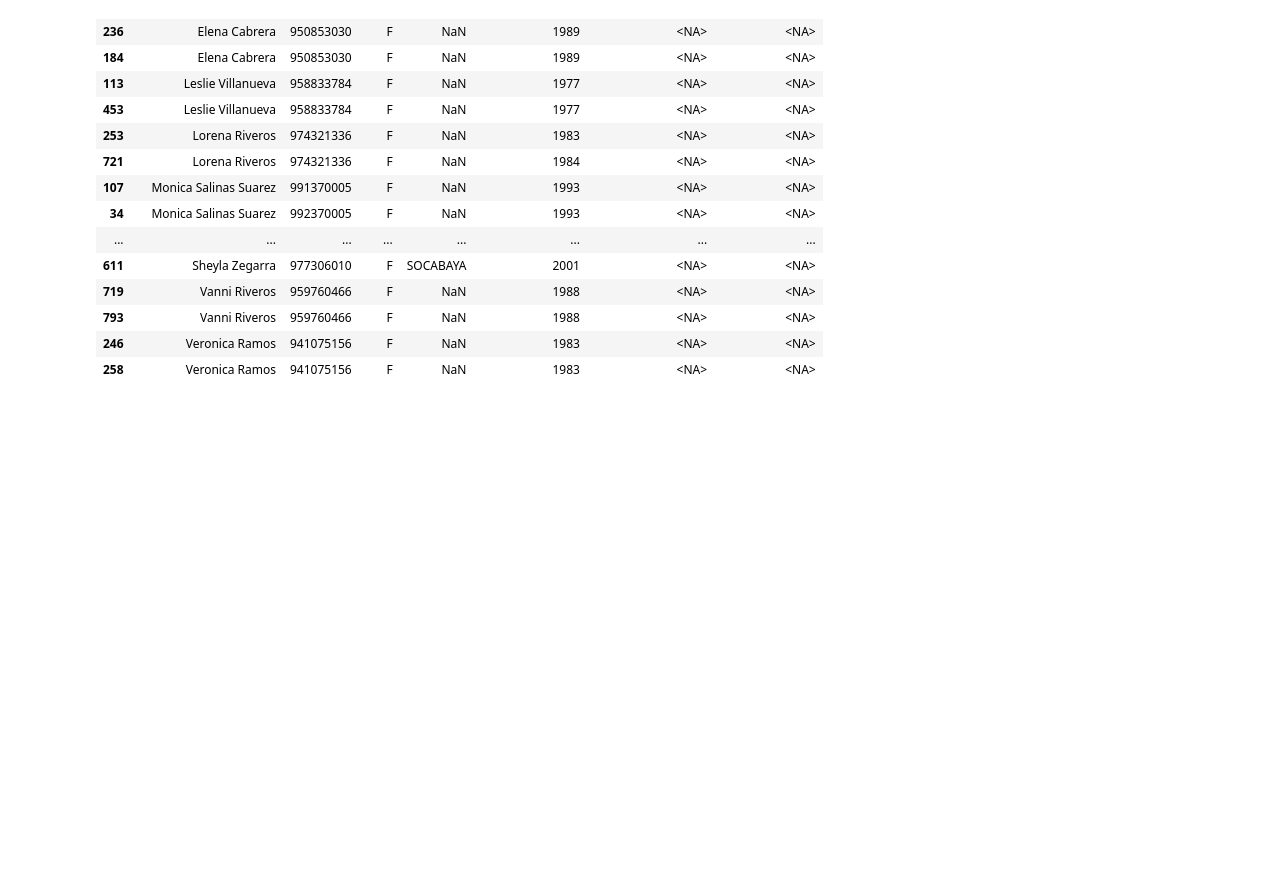
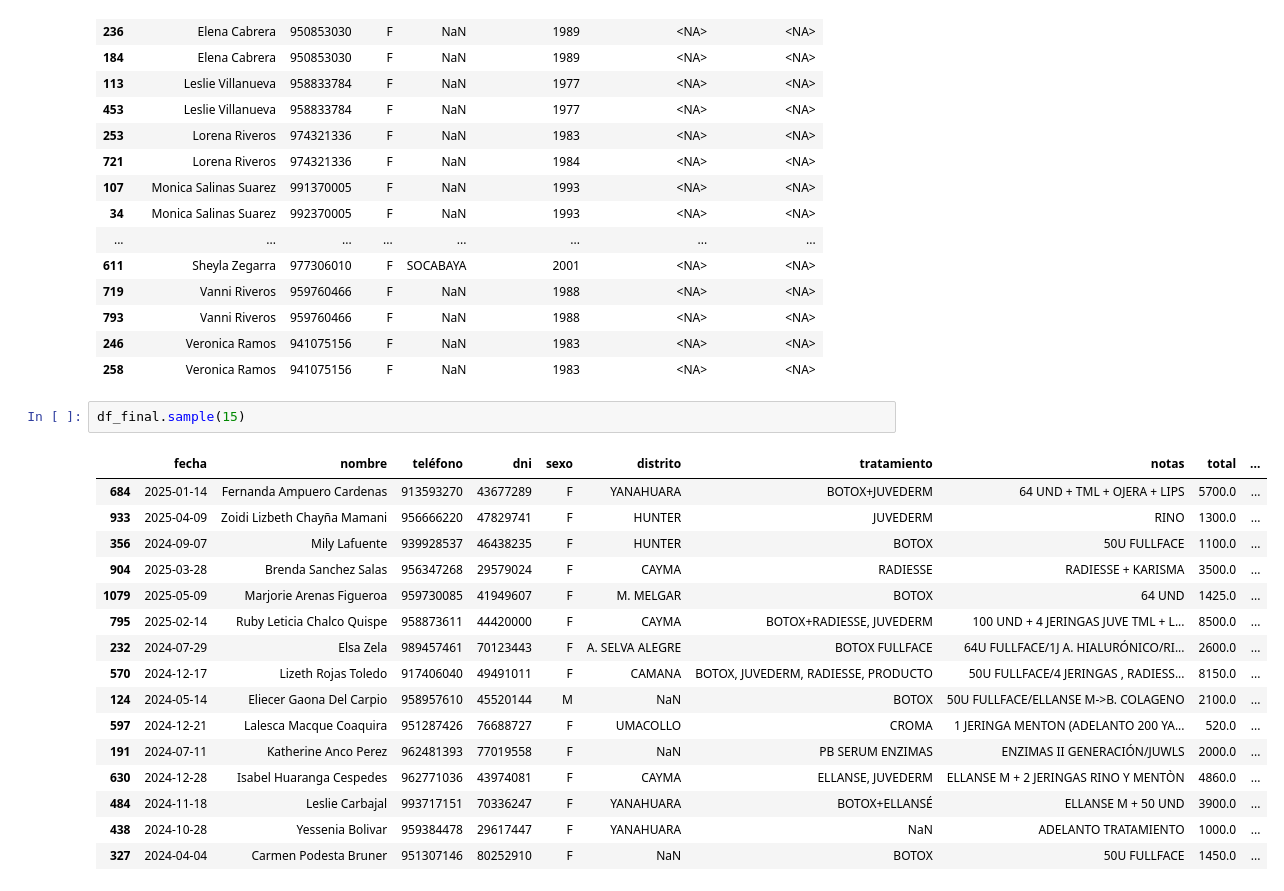
Before and after one commit to MiguelAAR10/clinica-prime-etl-pipeline, a Jupyter notebook: notebooks/etl_v2.ipynb, the cells around one changed output. Saved outputs shown, nothing was run; the diff lists cells and outputs as text; blank space fills up the shorter version.

```diff
--- a/notebooks/etl_v2.ipynb
+++ b/notebooks/etl_v2.ipynb
@@ -945,3 +945,22 @@ df_duplicates[df_duplicates[['nombre','teléfono', 'sexo', 'distrito','nacimient
 | 793 | Vanni Riveros | 959760466 | F | NaN | 1988 | <NA> | <NA> |
 | 246 | Veronica Ramos | 941075156 | F | NaN | 1983 | <NA> | <NA> |
 | 258 | Veronica Ramos | 941075156 | F | NaN | 1983 | <NA> | <NA> |
+# %%
+df_final.sample(15)
+# %% [output]
+|  | fecha | nombre | teléfono | dni | sexo | distrito | tratamiento | notas | total | ... |
+| 684 | 2025-01-14 | Fernanda Ampuero Cardenas | 913593270 | 43677289 | F | YANAHUARA | BOTOX+JUVEDERM | 64 UND + TML + OJERA + LIPS | 5700.0 | ... |
+| 933 | 2025-04-09 | Zoidi Lizbeth Chayña Mamani | 956666220 | 47829741 | F | HUNTER | JUVEDERM | RINO | 1300.0 | ... |
+| 356 | 2024-09-07 | Mily Lafuente | 939928537 | 46438235 | F | HUNTER | BOTOX | 50U FULLFACE | 1100.0 | ... |
+| 904 | 2025-03-28 | Brenda Sanchez Salas | 956347268 | 29579024 | F | CAYMA | RADIESSE | RADIESSE + KARISMA | 3500.0 | ... |
+| 1079 | 2025-05-09 | Marjorie Arenas Figueroa | 959730085 | 41949607 | F | M. MELGAR | BOTOX | 64 UND | 1425.0 | ... |
+| 795 | 2025-02-14 | Ruby Leticia Chalco Quispe | 958873611 | 44420000 | F | CAYMA | BOTOX+RADIESSE, JUVEDERM | 100 UND + 4 JERINGAS JUVE TML + L... | 8500.0 | ... |
+| 232 | 2024-07-29 | Elsa Zela | 989457461 | 70123443 | F | A. SELVA ALEGRE | BOTOX FULLFACE | 64U FULLFACE/1J A. HIALURÓNICO/RI... | 2600.0 | ... |
+| 570 | 2024-12-17 | Lizeth Rojas Toledo | 917406040 | 49491011 | F | CAMANA | BOTOX, JUVEDERM, RADIESSE, PRODUCTO | 50U FULLFACE/4 JERINGAS , RADIESS... | 8150.0 | ... |
+| 124 | 2024-05-14 | Eliecer Gaona Del Carpio | 958957610 | 45520144 | M | NaN | BOTOX | 50U FULLFACE/ELLANSE M->B. COLAGENO | 2100.0 | ... |
+| 597 | 2024-12-21 | Lalesca Macque Coaquira | 951287426 | 76688727 | F | UMACOLLO | CROMA | 1 JERINGA MENTON (ADELANTO 200 YA... | 520.0 | ... |
+| 191 | 2024-07-11 | Katherine Anco Perez | 962481393 | 77019558 | F | NaN | PB SERUM ENZIMAS | ENZIMAS II GENERACIÓN/JUWLS | 2000.0 | ... |
+| 630 | 2024-12-28 | Isabel Huaranga Cespedes | 962771036 | 43974081 | F | CAYMA | ELLANSE, JUVEDERM | ELLANSE M + 2 JERINGAS RINO Y MENTÒN | 4860.0 | ... |
+| 484 | 2024-11-18 | Leslie Carbajal | 993717151 | 70336247 | F | YANAHUARA | BOTOX+ELLANSÉ | ELLANSE M + 50 UND | 3900.0 | ... |
+| 438 | 2024-10-28 | Yessenia Bolivar | 959384478 | 29617447 | F | YANAHUARA | NaN | ADELANTO TRATAMIENTO | 1000.0 | ... |
+| 327 | 2024-04-04 | Carmen Podesta Bruner | 951307146 | 80252910 | F | NaN | BOTOX | 50U FULLFACE | 1450.0 | ... |
```
Also changed, not shown: parts of 12 cells of this notebook.
